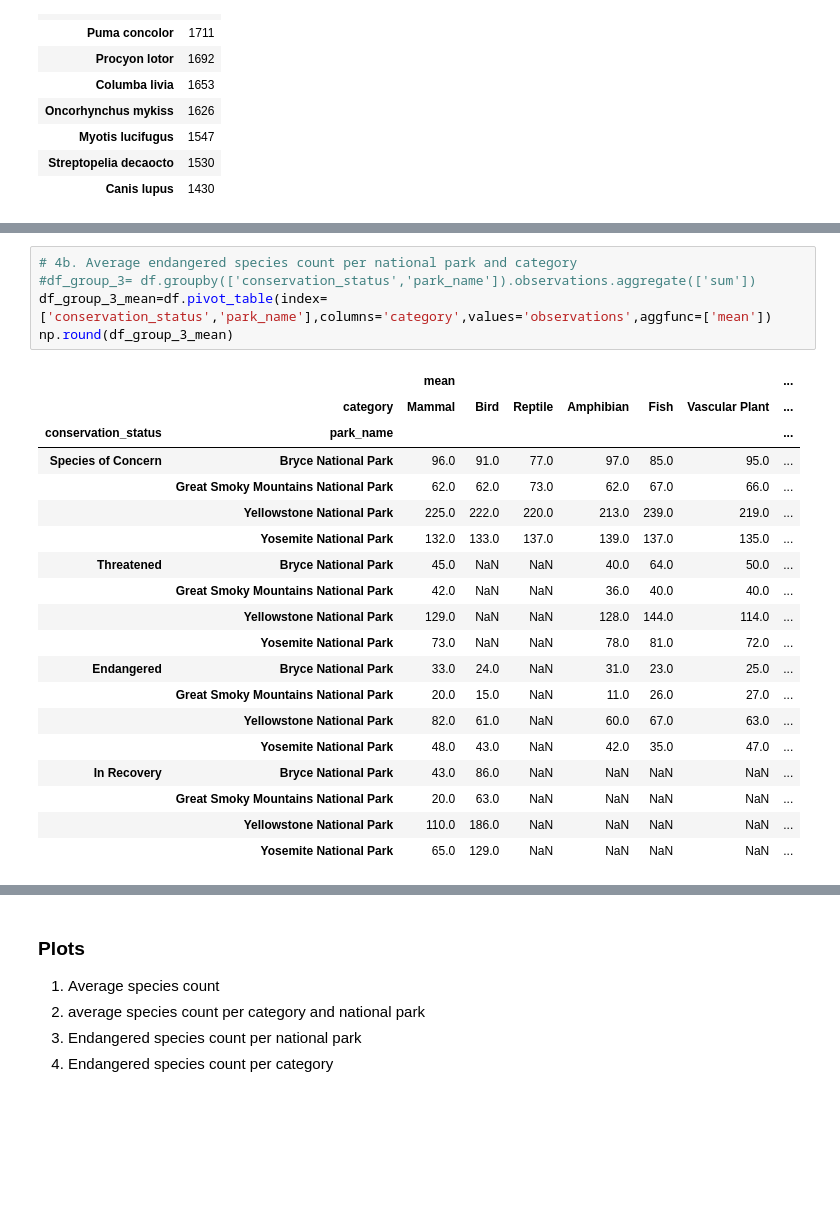
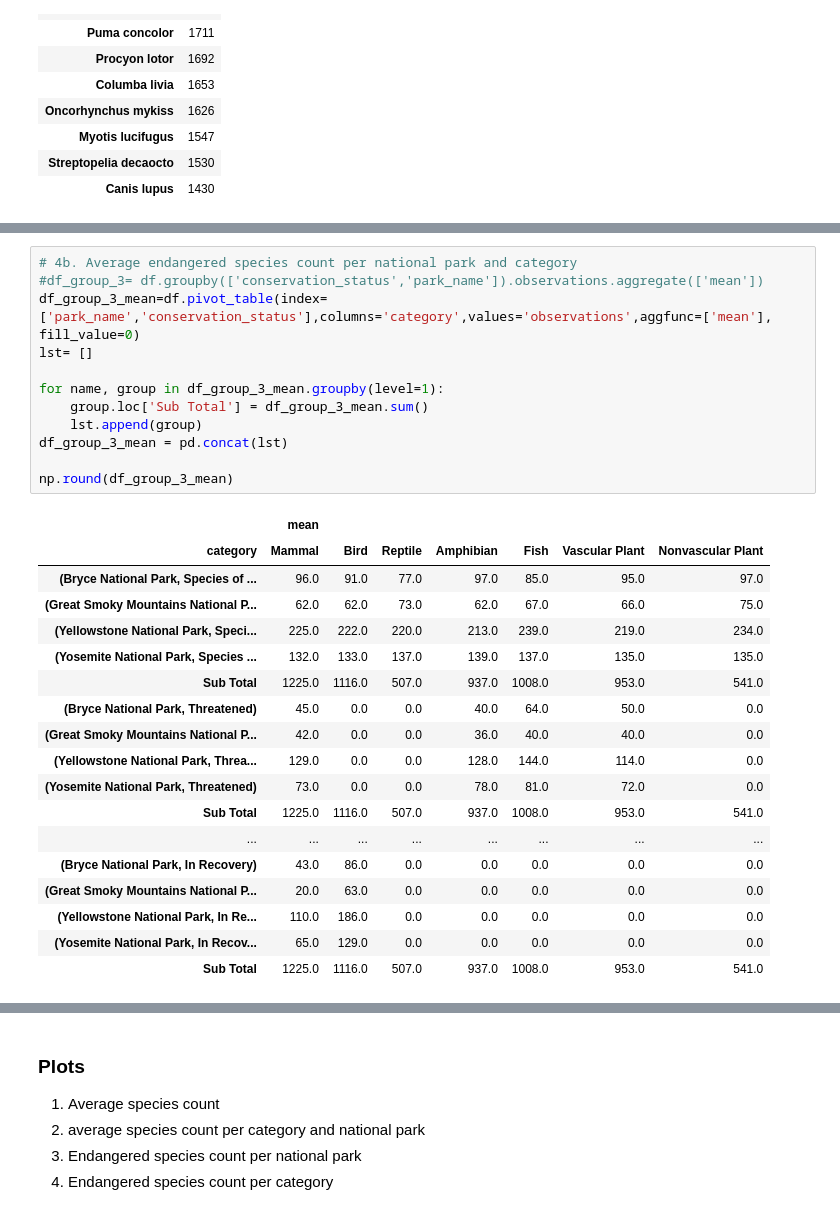
Before and after one commit to egecalay/Biodiversity-in-National-Parks, a Jupyter notebook: biodiversity.ipynb, the cells around one changed output, grey strips where cells are left out. Saved outputs shown, nothing was run; the diff lists cells and outputs as text; blank space fills up the shorter version.

```diff
--- a/biodiversity.ipynb
+++ b/biodiversity.ipynb
@@ -302,25 +308,31 @@ df_group_3_sum
 # %%
 # 4b. Average endangered species count per national park and category
-#df_group_3= df.groupby(['conservation_status','park_name']).observations.aggregate(['sum'])
-df_group_3_mean=df.pivot_table(index=['conservation_status','park_name'],columns='category',values='observations',aggfunc=['mean'])
+#df_group_3= df.groupby(['conservation_status','park_name']).observations.aggregate(['mean'])
+df_group_3_mean=df.pivot_table(index=['park_name','conservation_status'],columns='category',values='observations',aggfunc=['mean'], fill_value=0)
+lst= []
+
+for name, group in df_group_3_mean.groupby(level=1):
+    group.loc['Sub Total'] = df_group_3_mean.sum()
+    lst.append(group)
+df_group_3_mean = pd.concat(lst)
+
 np.round(df_group_3_mean)
 # %% [output]
-|  |  | mean |  |  |  |  |  | ... |
-|  | category | Mammal | Bird | Reptile | Amphibian | Fish | Vascular Plant | ... |
-| conservation_status | park_name |  |  |  |  |  |  | ... |
-| Species of Concern | Bryce National Park | 96.0 | 91.0 | 77.0 | 97.0 | 85.0 | 95.0 | ... |
-|  | Great Smoky Mountains National Park | 62.0 | 62.0 | 73.0 | 62.0 | 67.0 | 66.0 | ... |
-|  | Yellowstone National Park | 225.0 | 222.0 | 220.0 | 213.0 | 239.0 | 219.0 | ... |
-|  | Yosemite National Park | 132.0 | 133.0 | 137.0 | 139.0 | 137.0 | 135.0 | ... |
-| Threatened | Bryce National Park | 45.0 | NaN | NaN | 40.0 | 64.0 | 50.0 | ... |
-|  | Great Smoky Mountains National Park | 42.0 | NaN | NaN | 36.0 | 40.0 | 40.0 | ... |
-|  | Yellowstone National Park | 129.0 | NaN | NaN | 128.0 | 144.0 | 114.0 | ... |
-|  | Yosemite National Park | 73.0 | NaN | NaN | 78.0 | 81.0 | 72.0 | ... |
-| Endangered | Bryce National Park | 33.0 | 24.0 | NaN | 31.0 | 23.0 | 25.0 | ... |
-|  | Great Smoky Mountains National Park | 20.0 | 15.0 | NaN | 11.0 | 26.0 | 27.0 | ... |
-|  | Yellowstone National Park | 82.0 | 61.0 | NaN | 60.0 | 67.0 | 63.0 | ... |
-|  | Yosemite National Park | 48.0 | 43.0 | NaN | 42.0 | 35.0 | 47.0 | ... |
-| In Recovery | Bryce National Park | 43.0 | 86.0 | NaN | NaN | NaN | NaN | ... |
-|  | Great Smoky Mountains National Park | 20.0 | 63.0 | NaN | NaN | NaN | NaN | ... |
-|  | Yellowstone National Park | 110.0 | 186.0 | NaN | NaN | NaN | NaN | ... |
-|  | Yosemite National Park | 65.0 | 129.0 | NaN | NaN | NaN | NaN | ... |
+|  | mean |  |  |  |  |  |  |
+| category | Mammal | Bird | Reptile | Amphibian | Fish | Vascular Plant | Nonvascular Plant |
+| (Bryce National Park, Species of ... | 96.0 | 91.0 | 77.0 | 97.0 | 85.0 | 95.0 | 97.0 |
+| (Great Smoky Mountains National P... | 62.0 | 62.0 | 73.0 | 62.0 | 67.0 | 66.0 | 75.0 |
+| (Yellowstone National Park, Speci... | 225.0 | 222.0 | 220.0 | 213.0 | 239.0 | 219.0 | 234.0 |
+| (Yosemite National Park, Species ... | 132.0 | 133.0 | 137.0 | 139.0 | 137.0 | 135.0 | 135.0 |
+| Sub Total | 1225.0 | 1116.0 | 507.0 | 937.0 | 1008.0 | 953.0 | 541.0 |
+| (Bryce National Park, Threatened) | 45.0 | 0.0 | 0.0 | 40.0 | 64.0 | 50.0 | 0.0 |
+| (Great Smoky Mountains National P... | 42.0 | 0.0 | 0.0 | 36.0 | 40.0 | 40.0 | 0.0 |
+| (Yellowstone National Park, Threa... | 129.0 | 0.0 | 0.0 | 128.0 | 144.0 | 114.0 | 0.0 |
+| (Yosemite National Park, Threatened) | 73.0 | 0.0 | 0.0 | 78.0 | 81.0 | 72.0 | 0.0 |
+| Sub Total | 1225.0 | 1116.0 | 507.0 | 937.0 | 1008.0 | 953.0 | 541.0 |
+| ... | ... | ... | ... | ... | ... | ... | ... |
+| (Bryce National Park, In Recovery) | 43.0 | 86.0 | 0.0 | 0.0 | 0.0 | 0.0 | 0.0 |
+| (Great Smoky Mountains National P... | 20.0 | 63.0 | 0.0 | 0.0 | 0.0 | 0.0 | 0.0 |
+| (Yellowstone National Park, In Re... | 110.0 | 186.0 | 0.0 | 0.0 | 0.0 | 0.0 | 0.0 |
+| (Yosemite National Park, In Recov... | 65.0 | 129.0 | 0.0 | 0.0 | 0.0 | 0.0 | 0.0 |
+| Sub Total | 1225.0 | 1116.0 | 507.0 | 937.0 | 1008.0 | 953.0 | 541.0 |
```
Also changed, not shown: parts of 4 cells of this notebook.
